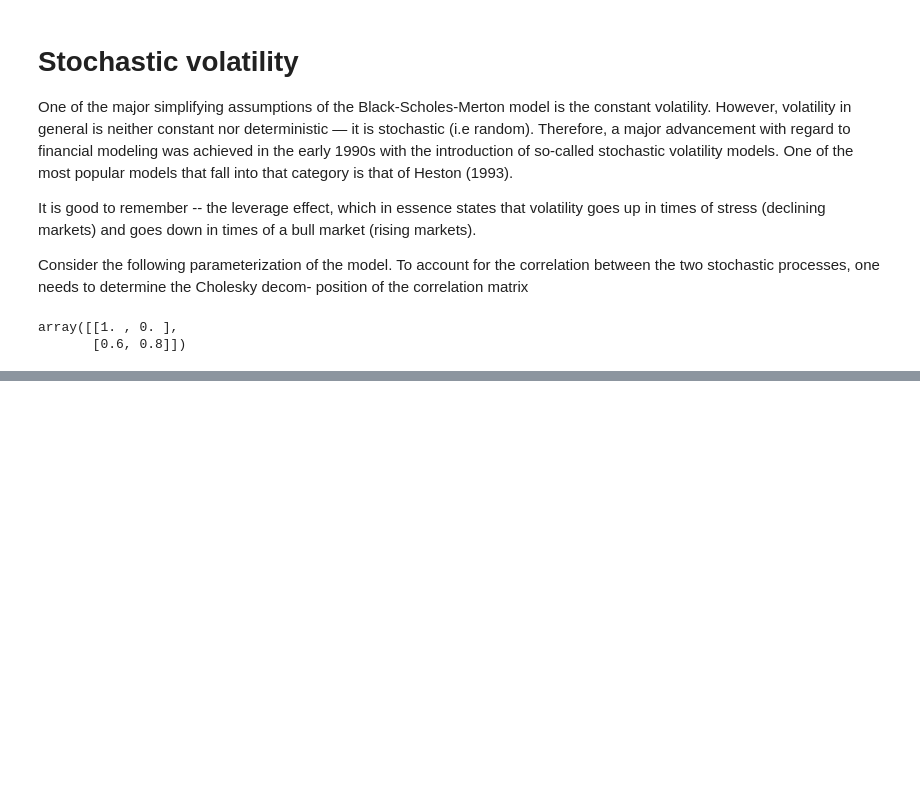
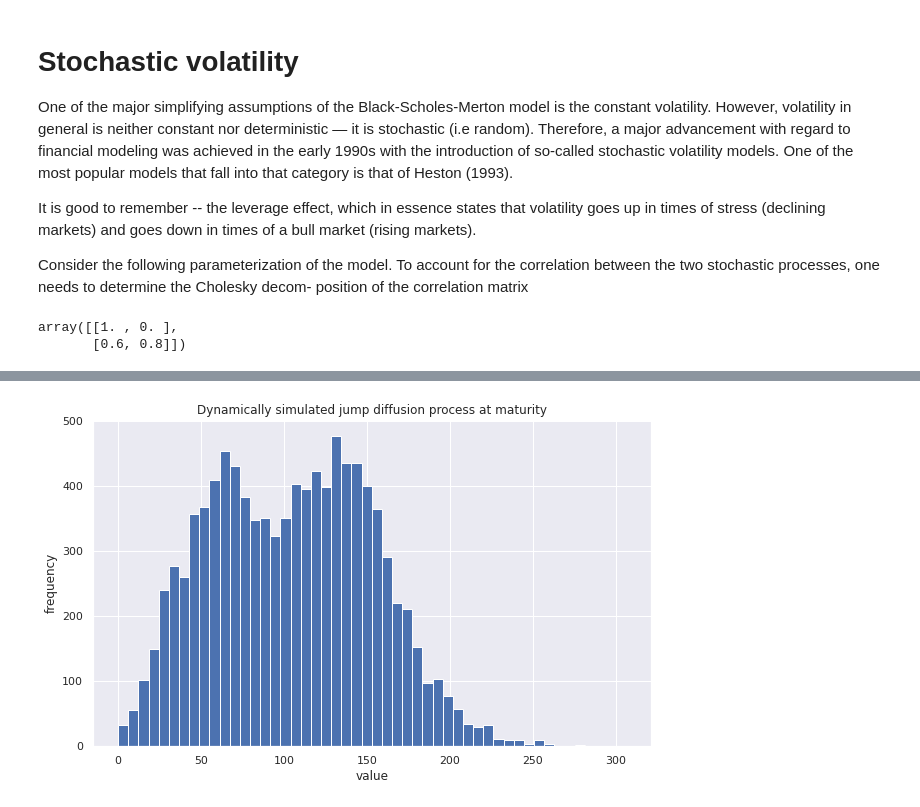
Before and after one commit to bhavinmoriya/Python-for-Financial-Analysis-and-Algorithmic-Trading, a Jupyter notebook: python-for-finance-stochastic.ipynb, the cells around one changed output, grey strips where cells are left out. Saved outputs shown, nothing was run; the diff lists cells and outputs as text; code cells hidden in the pictures; blank space fills up the shorter version.

```diff
--- a/python-for-finance-stochastic.ipynb
+++ b/python-for-finance-stochastic.ipynb
@@ -322,0 +410,32 @@ array([[1. , 0. ],
+# %%
+S0 = 100.
+r = 0.05
+sigma = 0.2
+lamb = 0.75
+mu = -0.6
+delta = 0.25
+rj = lamb * (math.exp(mu + 0.5 * delta ** 2) - 1)
+T = 1.0
+M = 50
+I = 10000
+dt = T / M
+# %%
+S = np.zeros((M + 1, I))
+S[0] = S0
+sn1 = npr.standard_normal((M + 1, I))
+sn2 = npr.standard_normal((M + 1, I))
+poi = npr.poisson(lamb * dt, (M + 1, I))
+for t in range(1, M + 1, 1):
+    S[t] = S[t - 1] * (np.exp((r - rj - 0.5 * sigma ** 2) * dt +\
+    sigma * math.sqrt(dt) * sn1[t]) +\
+    (np.exp(mu + delta * sn2[t]) - 1) *\
+    poi[t])
+    S[t] = np.maximum(S[t], 0)
+
+plt.figure(figsize=(10, 6))
+plt.hist(S[-1], bins=50)
+plt.xlabel('value')
+plt.ylabel('frequency')
+plt.title('Dynamically simulated jump diffusion process at maturity');
+# %% [output]
+[figure, added]
```
Also changed, not shown: parts of 25 cells of this notebook.
